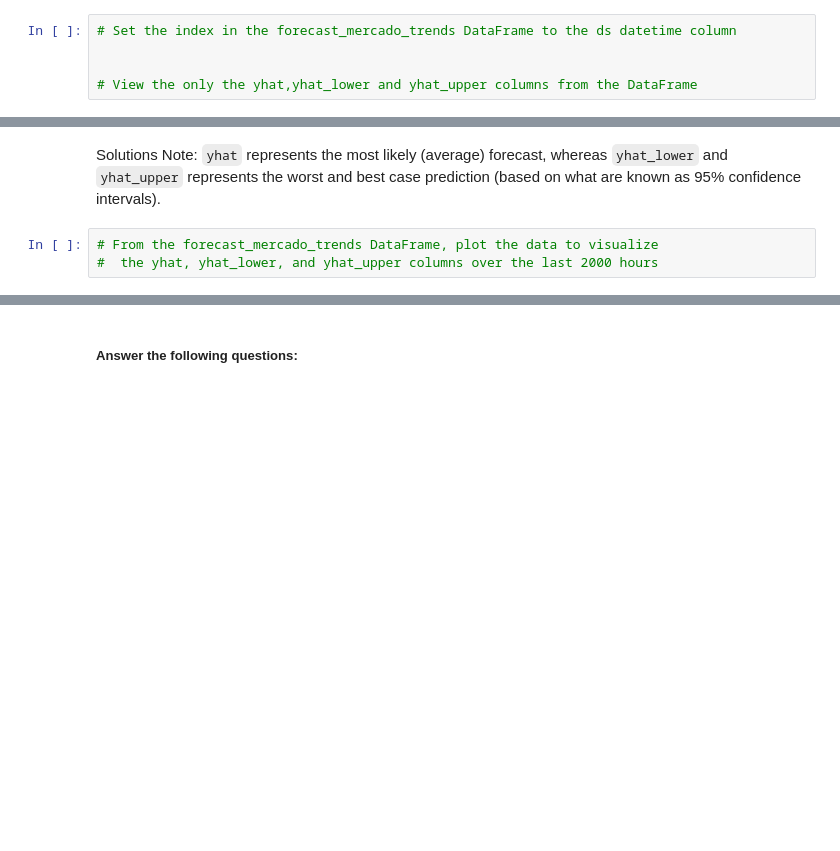
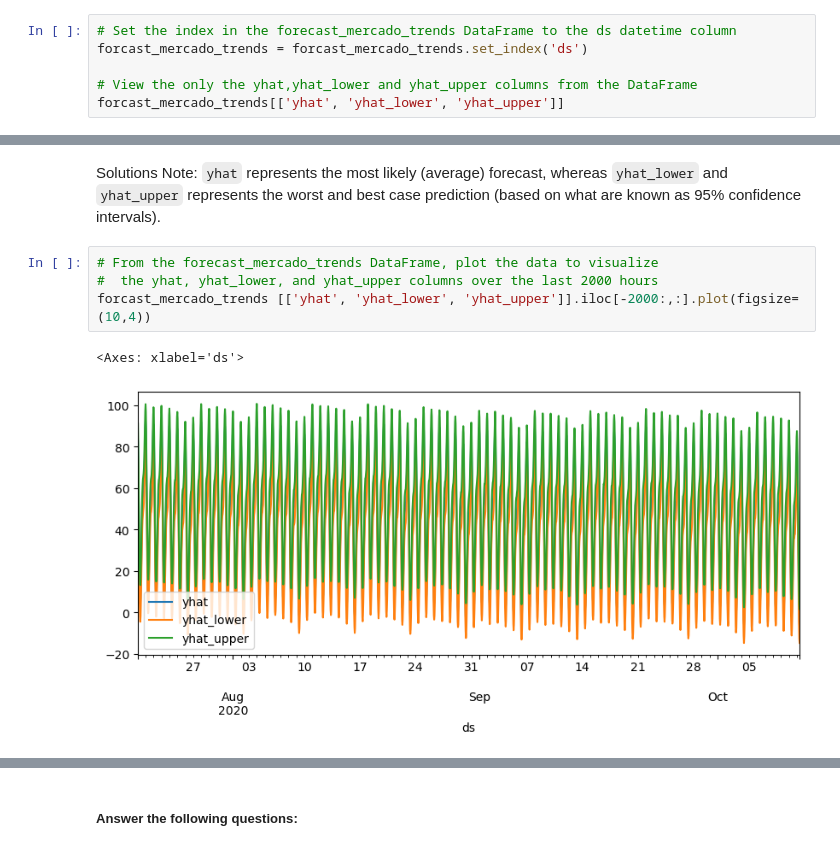
Before and after one commit to shawnakumar/prophet-challenge, a Jupyter notebook: forecasting_net_prophet.ipynb, the cells around one changed output, grey strips where cells are left out. Cells and saved outputs as stored; diff of their text form; blank space fills up the shorter version.

```diff
--- a/forecasting_net_prophet.ipynb
+++ b/forecasting_net_prophet.ipynb
@@ -564,6 +604,7 @@ display(mercado_prophoet_df.tail())
 * What's the lowest point for search traffic in the calendar year?
 # %%
 # Set the index in the forecast_mercado_trends DataFrame to the ds datetime column
-
+forcast_mercado_trends = forcast_mercado_trends.set_index('ds')
 
 # View the only the yhat,yhat_lower and yhat_upper columns from the DataFrame
+forcast_mercado_trends[['yhat', 'yhat_lower', 'yhat_upper']]
@@ -572,5 +628,9 @@ Solutions Note: `yhat` represents the most likely (average) forecast, whereas `y
 # %%
 # From the forecast_mercado_trends DataFrame, plot the data to visualize
 #  the yhat, yhat_lower, and yhat_upper columns over the last 2000 hours
+forcast_mercado_trends [['yhat', 'yhat_lower', 'yhat_upper']].iloc[-2000:,:].plot(figsize=(10,4))
+# %% [output]
+<Axes: xlabel='ds'>
+[figure, added]
 # %%
 # Reset the index in the forecast_mercado_trends DataFrame
```
Also changed, not shown: parts of 9 cells of this notebook.
